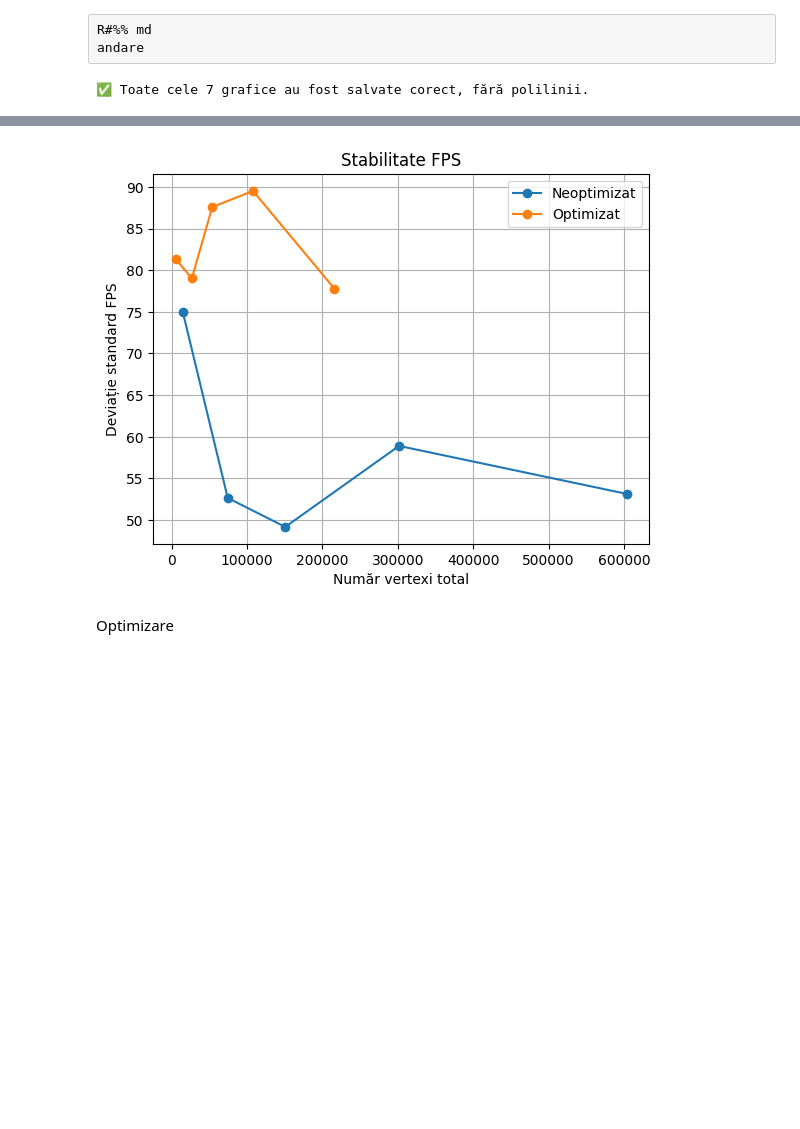
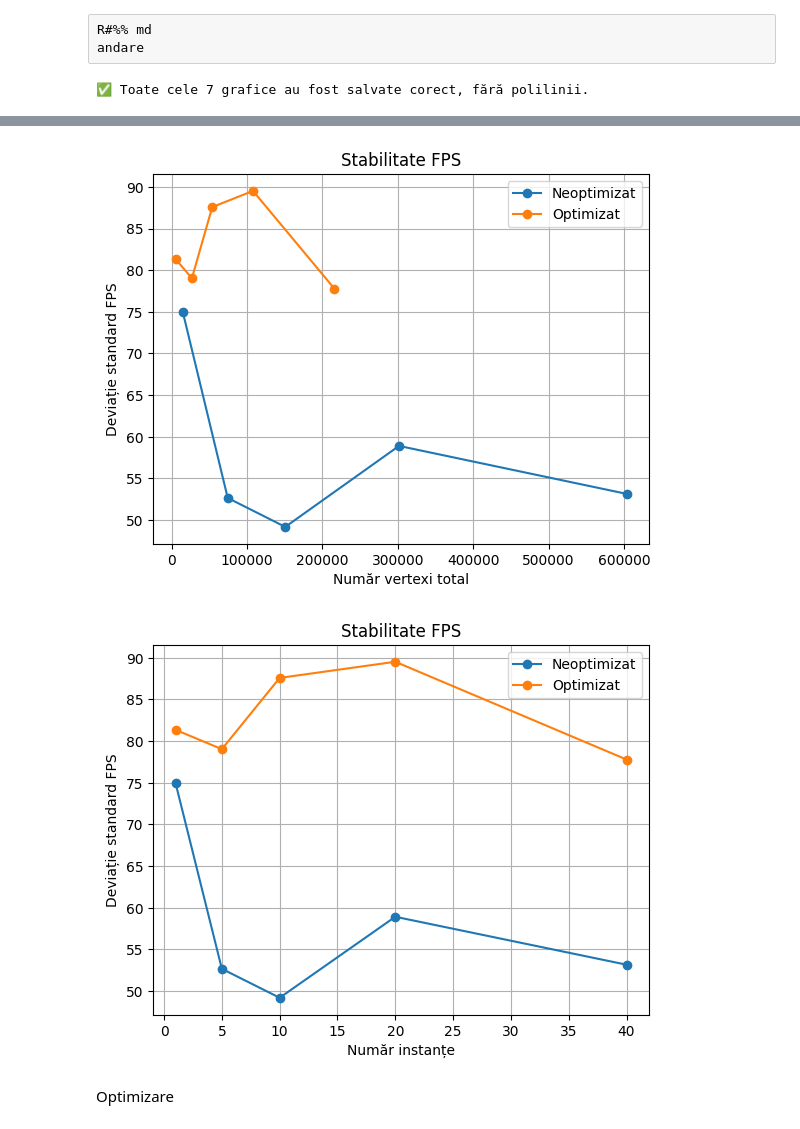
Before and after one commit to ana-nacu/FractalEngine, a Jupyter notebook: plotting/plotting_metrics.ipynb, the cells around one changed output, grey strips where cells are left out. Cells and saved outputs as stored; diff of their text form; code cells hidden in the pictures; blank space fills up the shorter version.

```diff
--- a/plotting/plotting_metrics.ipynb
+++ b/plotting/plotting_metrics.ipynb
@@ -64,33 +64,36 @@ plot_line(raw_df['count'], raw_df['avg_fps'], opt_df['count'], opt_df['avg_fps']
           'Număr instanțe', 'FPS mediu', 'FPS vs Număr instanțe', 'fps_vs_count.png')
 
 plot_line(raw_df['count'], raw_df['cpu_time'], opt_df['count'], opt_df['cpu_time'],
           'Număr instanțe', 'CPU Time [s]', 'Timp CPU vs Număr instanțe', 'cpu_vs_count.png')
 
 plot_line(raw_df['count'], raw_df['peak_rss_kb'], opt_df['count'], opt_df['peak_rss_kb'],
           'Număr instanțe', 'Memorie [KB]', 'Peak RSS vs Număr instanțe', 'mem_vs_count.png')
 
 plot_line(raw_df['vertex_count'], raw_df['avg_fps'], opt_df['vertex_count'], opt_df['avg_fps'],
           'Număr vertexi total', 'FPS mediu', 'FPS vs Complexitate', 'fps_vs_vertex_count.png')
 
 plot_line(raw_df['vertex_count'], raw_df['cpu_time'], opt_df['vertex_count'], opt_df['cpu_time'],
           'Număr vertexi total', 'Timp CPU [s]', 'Timp CPU vs Complexitate', 'cpu_vs_vertex_count.png')
 
 plot_line(raw_df['vertex_count'], raw_df['peak_rss_kb'], opt_df['vertex_count'], opt_df['peak_rss_kb'],
           'Număr vertexi total', 'Memorie [KB]', 'Memorie vs Complexitate', 'mem_vs_vertex_count.png')
 
 plot_line(raw_df['vertex_count'], raw_df['std_fps'], opt_df['vertex_count'], opt_df['std_fps'],
           'Număr vertexi total', 'Deviație standard FPS', 'Stabilitate FPS', 'std_fps_vs_vertex_count.png')
+plot_line(raw_df['count'], raw_df['std_fps'], opt_df['count'], opt_df['std_fps'],
+          'Număr instanțe', 'Deviație standard FPS', 'Stabilitate FPS', 'std_fps_vs_count.png')
 
 print("✅ Toate cele 7 grafice au fost salvate corect, fără polilinii.")
 # %% [output]
 ✅ Toate cele 7 grafice au fost salvate corect, fără polilinii.
 [figure]
 [figure]
 [figure]
 [figure]
 [figure]
 [figure]
 [figure]
+[figure, added]
 # %% [markdown]
 Optimizare
 # %%
```
Also changed, not shown: parts of 2 cells of this notebook, 4 other files.
